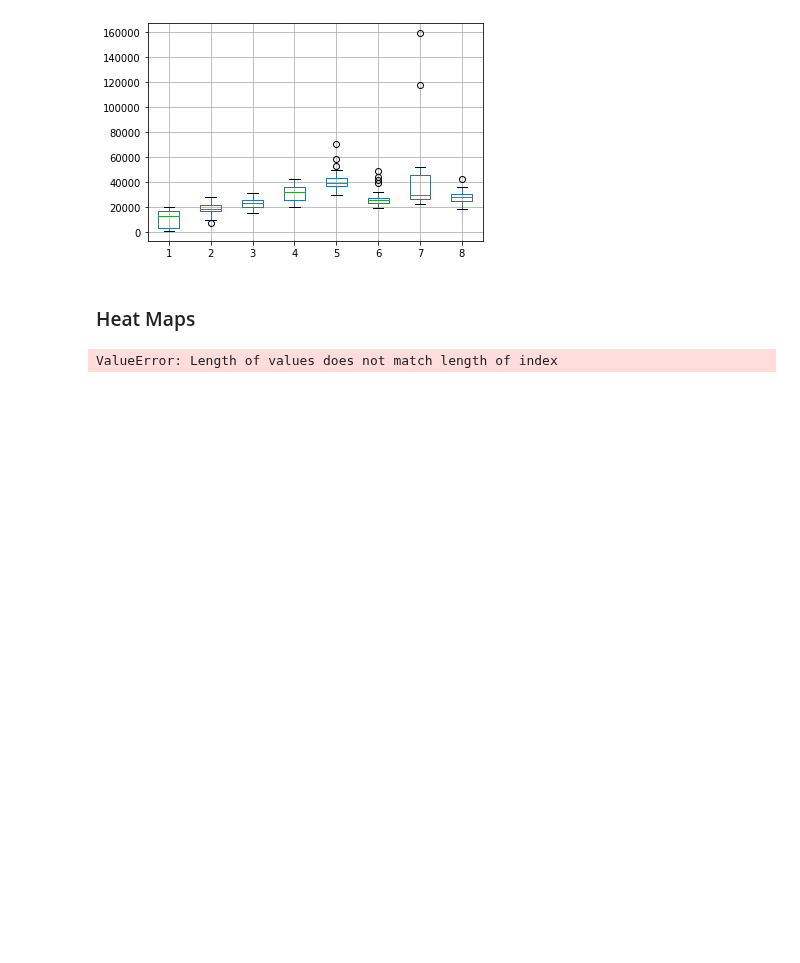
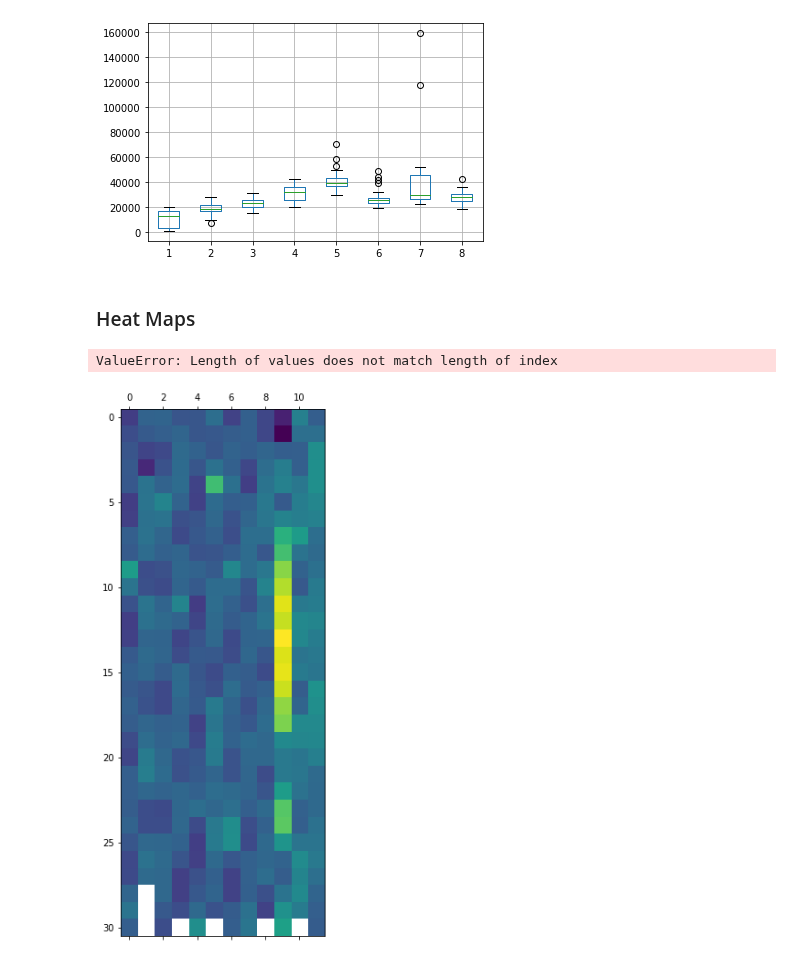
Before and after one commit to ayosamobitade/Time-Series-Analytic-Projects, a Jupyter notebook: forum pageviews/forum pageview.ipynb, the cells around one changed output. Cells and saved outputs as stored; diff of their text form; code cells hidden in the pictures; blank space fills up the shorter version.

Commit message:
Time series

```diff
--- a/forum pageviews/forum pageview.ipynb
+++ b/forum pageviews/forum pageview.ipynb
@@ -290,0 +289,12 @@ ValueError: Length of values does not match length of index
+# %%
+# create a heat map of monthly data
+
+one_year = series['2018']
+groups = one_year.groupby(pd.Grouper(freq='M'))
+months = pd.concat([pd.DataFrame(x[1].values) for x in groups], axis =1)
+months = pd.DataFrame(months)
+months.columns = range(1,13)
+plt.matshow(months, interpolation=None, aspect='auto')
+plt.show()
+# %% [output]
+[figure, added]
```
Also changed, not shown: parts of 4 cells of this notebook.
